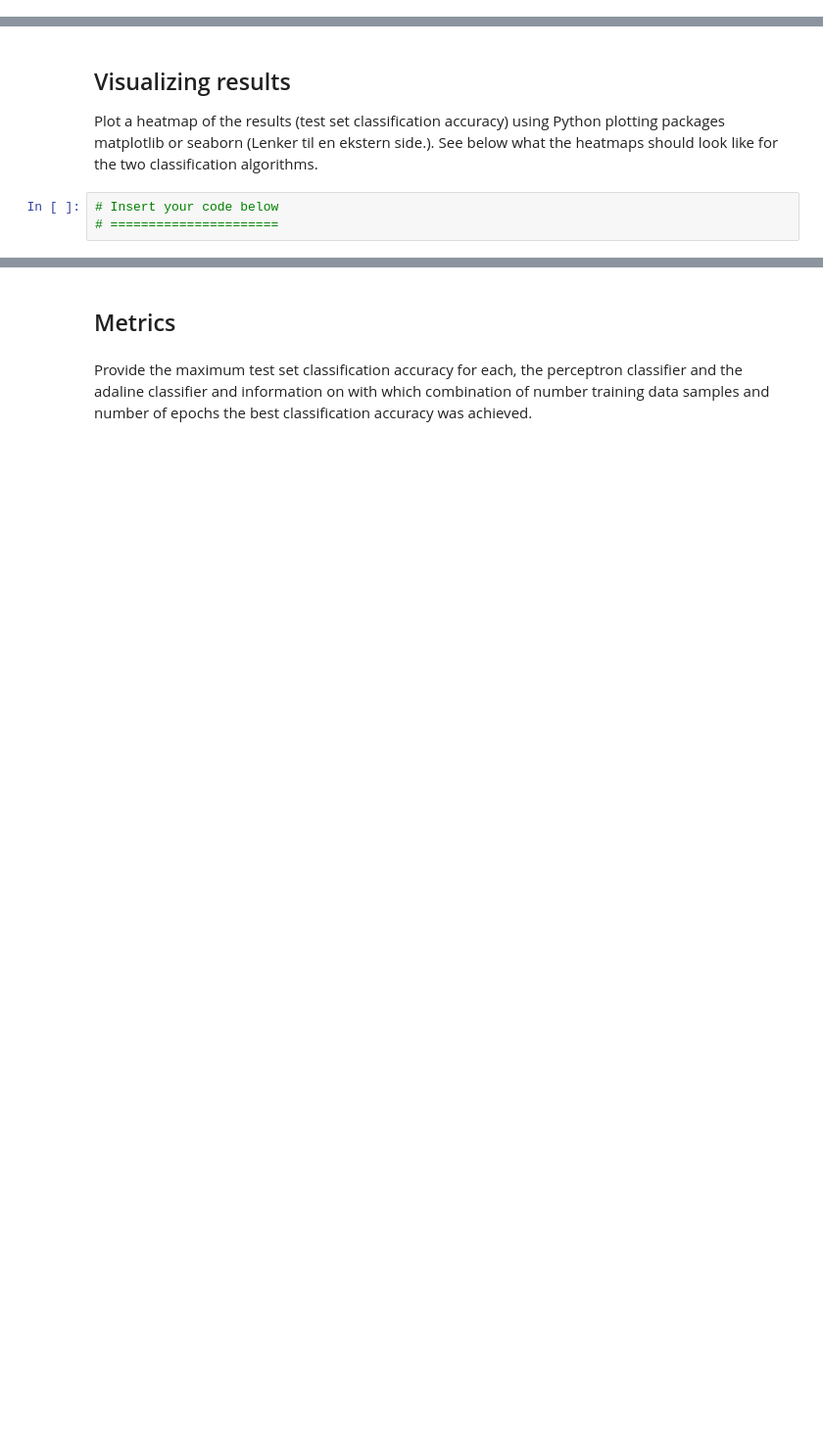
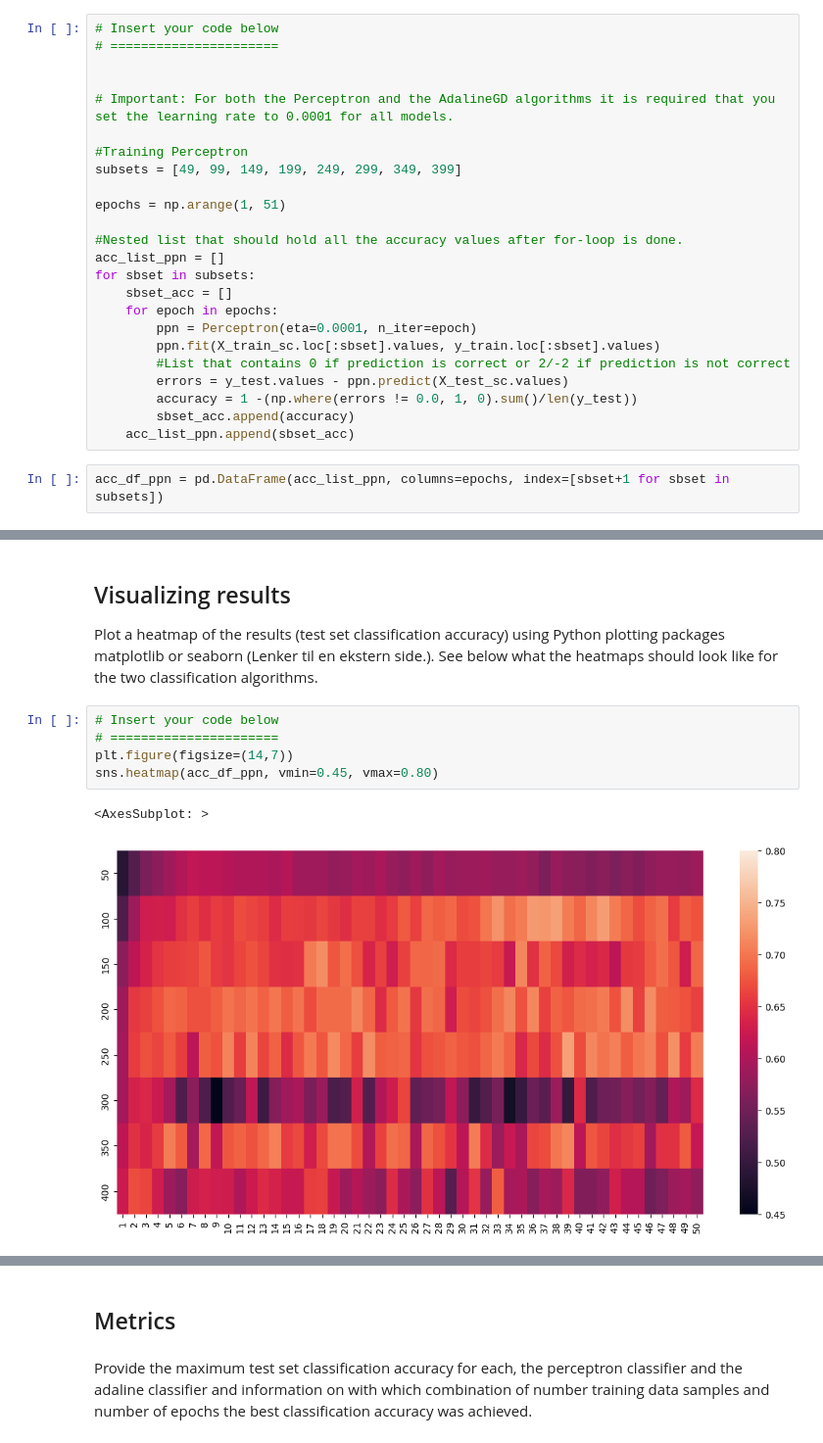
Before and after one commit to noramik/DAT200-V23, a Jupyter notebook: CA2/CA02_exercise.ipynb, the cells around one changed output, grey strips where cells are left out. Shown at 98% size. Drawn from its saved outputs; the diff is of its cells as text; blank space fills up the shorter version.

```diff
--- a/CA2/CA02_exercise.ipynb
+++ b/CA2/CA02_exercise.ipynb
@@ -67,0 +71,26 @@ __Training:__
+# %%
+# Insert your code below
+# ======================
+
+
+# Important: For both the Perceptron and the AdalineGD algorithms it is required that you set the learning rate to 0.0001 for all models.
+
+#Training Perceptron
+subsets = [49, 99, 149, 199, 249, 299, 349, 399]
+
+epochs = np.arange(1, 51)
+
+#Nested list that should hold all the accuracy values after for-loop is done.
+acc_list_ppn = []
+for sbset in subsets:
+    sbset_acc = []
+    for epoch in epochs:
+        ppn = Perceptron(eta=0.0001, n_iter=epoch)
+        ppn.fit(X_train_sc.loc[:sbset].values, y_train.loc[:sbset].values)
+        #List that contains 0 if prediction is correct or 2/-2 if prediction is not correct
+        errors = y_test.values - ppn.predict(X_test_sc.values)
+        accuracy = 1 -(np.where(errors != 0.0, 1, 0).sum()/len(y_test))
+        sbset_acc.append(accuracy)
+    acc_list_ppn.append(sbset_acc)
+# %%
+acc_df_ppn = pd.DataFrame(acc_list_ppn, columns=epochs, index=[sbset+1 for sbset in subsets])
@@ -69,6 +118,11 @@ __Training:__
 ## Visualizing results
 
 Plot a heatmap of the results (test set classification accuracy) using Python plotting packages matplotlib or seaborn (Lenker til en ekstern side.). See below what the heatmaps should look like for the two classification algorithms.
-# %%
-# Insert your code below
-# ======================
+# %%
+# Insert your code below
+# ======================
+plt.figure(figsize=(14,7))
+sns.heatmap(acc_df_ppn, vmin=0.45, vmax=0.80)
+# %% [output]
+<AxesSubplot: >
+[figure, added]
```
Also changed, not shown: parts of 15 cells of this notebook.
